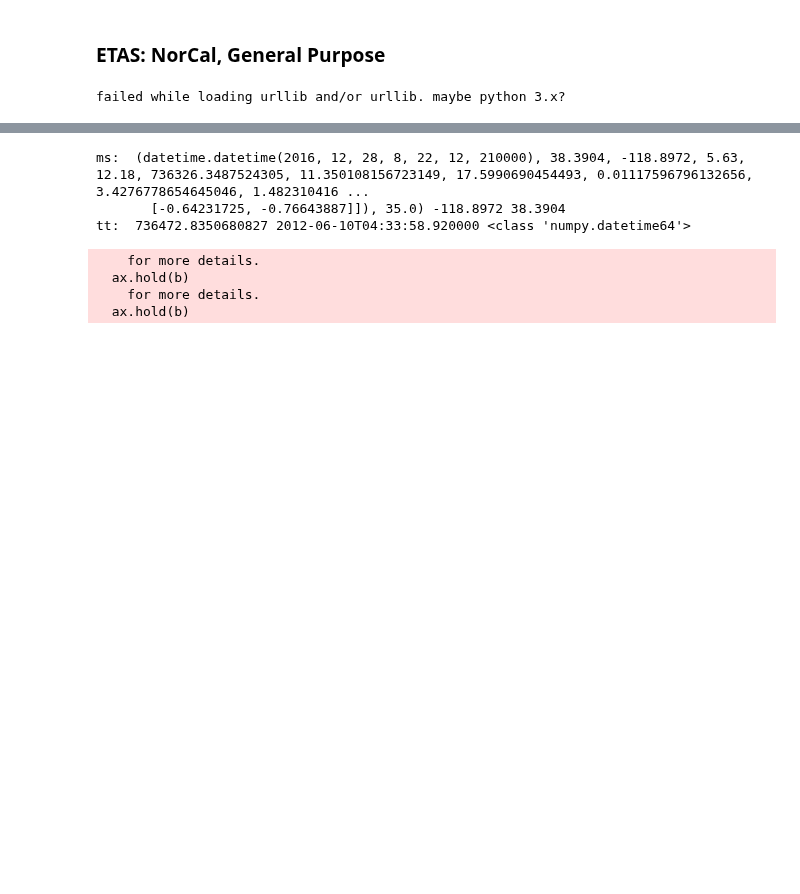
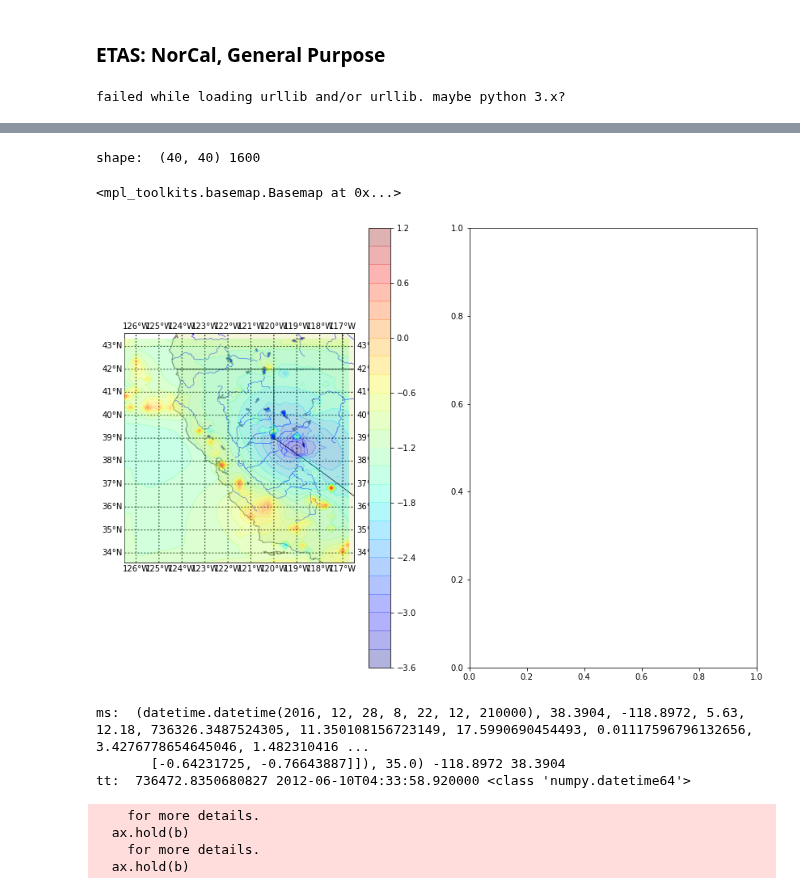
Before and after one commit to markyoder/globalETAS, a Jupyter notebook: ETAS_NorCal_subtraction.ipynb, the cells around one changed output, grey strips where cells are left out. Saved outputs shown, nothing was run; the diff lists cells and outputs as text; code cells hidden in the pictures; blank space fills up the shorter version.

```diff
--- a/ETAS_NorCal_subtraction.ipynb
+++ b/ETAS_NorCal_subtraction.ipynb
@@ -150,3 +168,21 @@ ETAS complete.
+# %%
+def roc_skill(a,b):
+    # something like this (check it)...
+    return min(a,b) - min((b-a),0.)
+diffs = numpy.log10(etas_1.ETAS_array['z']) - numpy.log10(etas_2.ETAS_array['z'])
+diffs.shape = etas_1.lattice_sites.shape
+print('shape: ', numpy.shape(etas_1.lattice_sites), len(etas_2.ETAS_array['z']))
+#
+plt.figure(figsize=(14,10))
+plt.clf()
+ax1 = plt.subplot('121')
+ax2 = plt.subplot('122')
+#
+etas_1.make_etas_contour_map(n_contours=25, fignum=0, map_resolution='f', alpha=.3, ax=ax1, Z=diffs)
+# %% [output]
+shape:  (40, 40) 1600
+<mpl_toolkits.basemap.Basemap at 0x...>
+[figure, added]
 # %%
 
 fg=plt.figure(0, figsize=(12,10))
```
Also changed, not shown: parts of 5 cells of this notebook, 1 other file.
